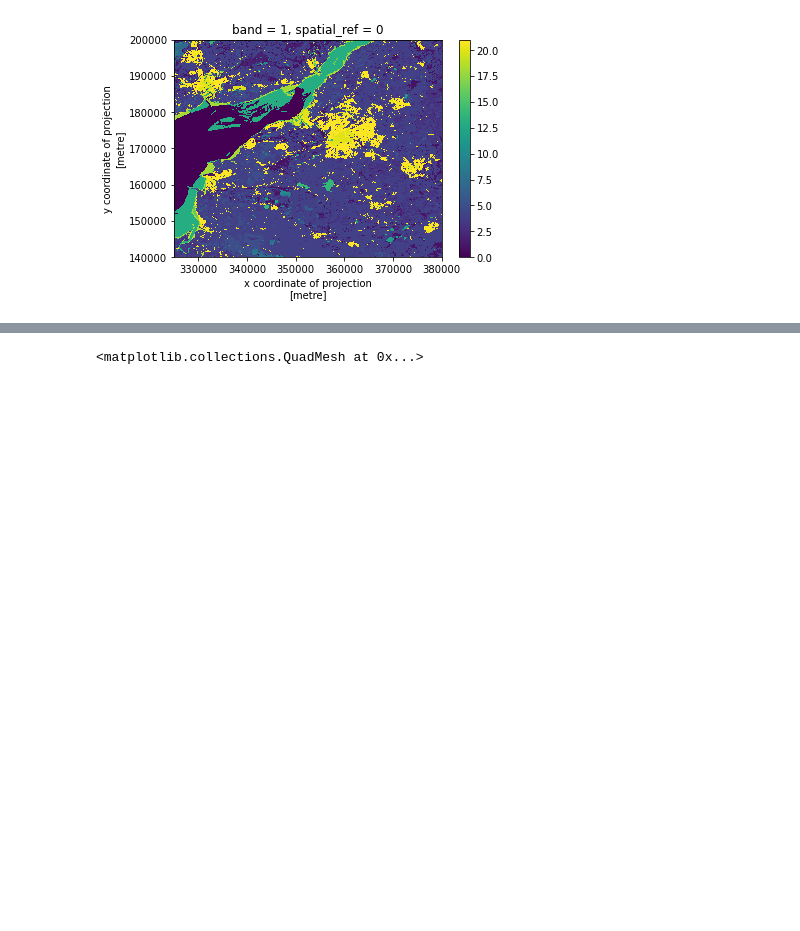
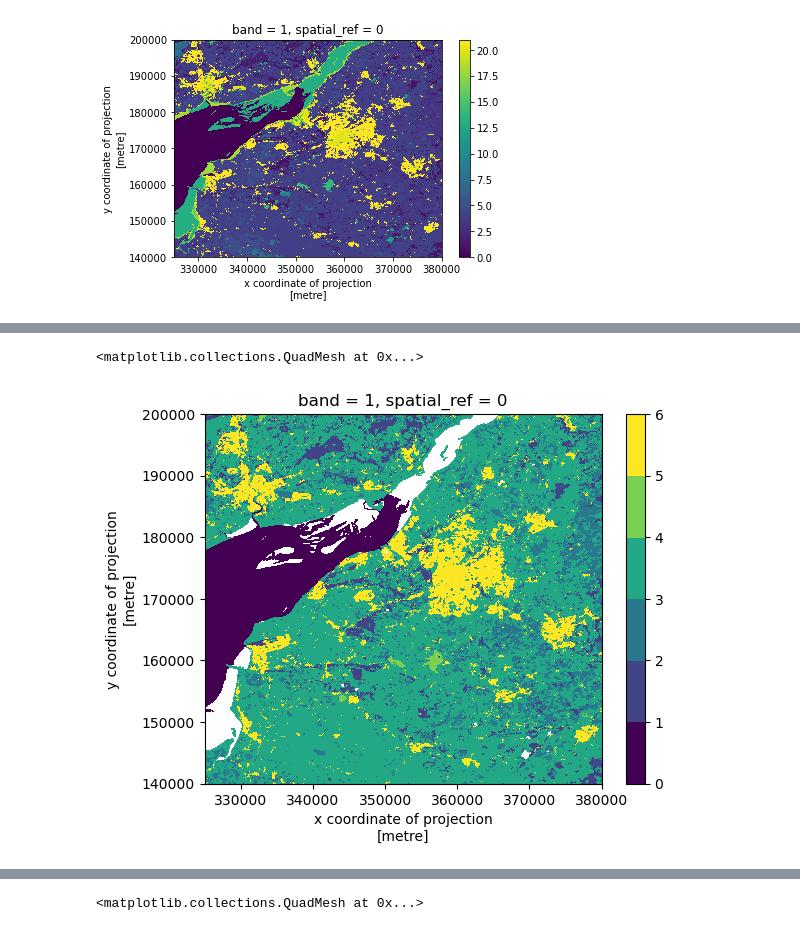
Before and after one commit to jamesdamillington/UK-LCM, a Jupyter notebook: lcm-working.ipynb, the cells around one changed output, grey strips where cells are left out. Drawn from its saved outputs; the diff is of its cells as text; code cells hidden in the pictures; blank space fills up the shorter version.

```diff
--- a/lcm-working.ipynb
+++ b/lcm-working.ipynb
@@ -173,0 +305,2 @@ lcm90_25m_dom_woe.plot()
+# %%
+d = {5: -1, 17: -2, 11: -3, 23:-4}
@@ -173,0 +311,7 @@ lcm90_25m_dom_woe.plot()
+# %%
+b=a.copy(deep=True)
+
+for old, new in d.items():
+    b=b.where(a != old, new)
+
+b
@@ -173,0 +330,9 @@ lcm90_25m_dom_woe.plot()
+# %%
+b=a.copy(deep=True)
+
+for old, new in d.items():
+    print("Changing ", old, " to ", new)
+    b=b.where(a != old, new)
+
+print("\nre-classified map:")
+b
@@ -173,0 +353,12 @@ lcm90_25m_dom_woe.plot()
+# %%
+d = {1:1,2:1,3:2,4:3,5:3,6:3,7:3,8:3,9:3,10:3,11:3,16:3,18:3,19:3,14:4,20:5,21:5,12:6,13:6,15:6,17:6}
+
+newArray = lcm90_25m_dom_woe.copy(deep=True)
+
+for old, new in d.items():
+    newArray = newArray.where(lcm90_25m_dom_woe != old, new)
+# %%
+newArray.plot(cmap="viridis", levels=7)
+# %% [output]
+<matplotlib.collections.QuadMesh at 0x...>
+[figure, added]
```
Also changed, not shown: parts of 27 cells of this notebook.
